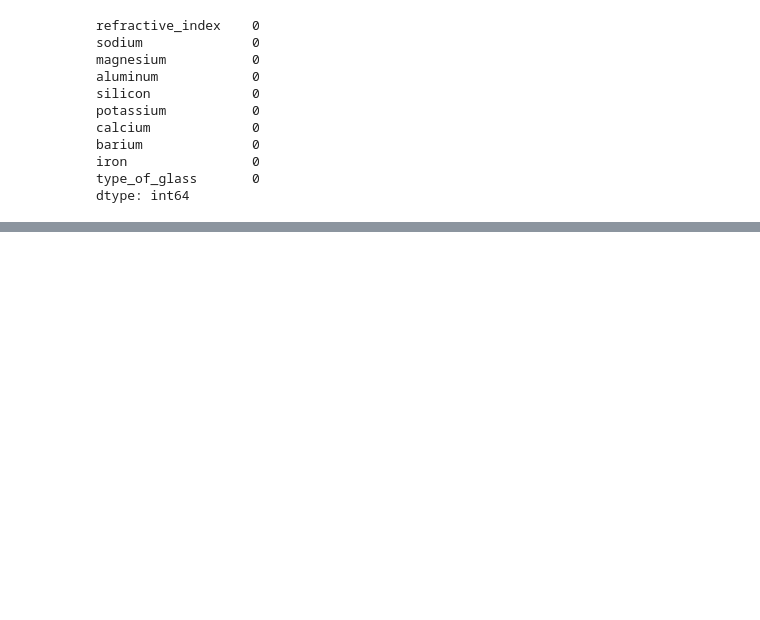
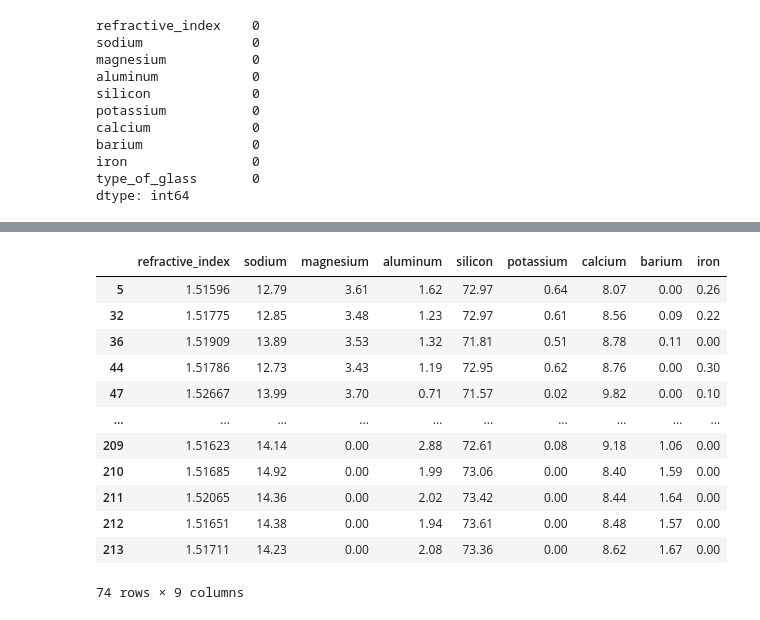
Before and after one commit to Patriciafg27/MIA3_Actividades_Grupo4, a Jupyter notebook: Hunger_games_Patricia.ipynb, the cells around one changed output, grey strips where cells are left out. Saved outputs shown, nothing was run; the diff lists cells and outputs as text; code cells hidden in the pictures; blank space fills up the shorter version.

```diff
--- a/Hunger_games_Patricia.ipynb
+++ b/Hunger_games_Patricia.ipynb
@@ -112,0 +144,21 @@ X = dataframe.select_dtypes('number')
+# %%
+# Filtramos con pandas para ver los outliers
+# Encontramos los outliers
+bool_index = dataset > upper_bound
+outliers = bool_index.sum(axis=1)
+bool_index2 = outliers > 0
+dataset.loc[bool_index2]
+# %% [output]
+|  | refractive_index | sodium | magnesium | aluminum | silicon | potassium | calcium | barium | iron |
+| 5 | 1.51596 | 12.79 | 3.61 | 1.62 | 72.97 | 0.64 | 8.07 | 0.00 | 0.26 |
+| 32 | 1.51775 | 12.85 | 3.48 | 1.23 | 72.97 | 0.61 | 8.56 | 0.09 | 0.22 |
+| 36 | 1.51909 | 13.89 | 3.53 | 1.32 | 71.81 | 0.51 | 8.78 | 0.11 | 0.00 |
+| 44 | 1.51786 | 12.73 | 3.43 | 1.19 | 72.95 | 0.62 | 8.76 | 0.00 | 0.30 |
+| 47 | 1.52667 | 13.99 | 3.70 | 0.71 | 71.57 | 0.02 | 9.82 | 0.00 | 0.10 |
+| ... | ... | ... | ... | ... | ... | ... | ... | ... | ... |
+| 209 | 1.51623 | 14.14 | 0.00 | 2.88 | 72.61 | 0.08 | 9.18 | 1.06 | 0.00 |
+| 210 | 1.51685 | 14.92 | 0.00 | 1.99 | 73.06 | 0.00 | 8.40 | 1.59 | 0.00 |
+| 211 | 1.52065 | 14.36 | 0.00 | 2.02 | 73.42 | 0.00 | 8.44 | 1.64 | 0.00 |
+| 212 | 1.51651 | 14.38 | 0.00 | 1.94 | 73.61 | 0.00 | 8.48 | 1.57 | 0.00 |
+| 213 | 1.51711 | 14.23 | 0.00 | 2.08 | 73.36 | 0.00 | 8.62 | 1.67 | 0.00 |
+74 rows × 9 columns
```
Also changed, not shown: parts of 20 cells of this notebook.
